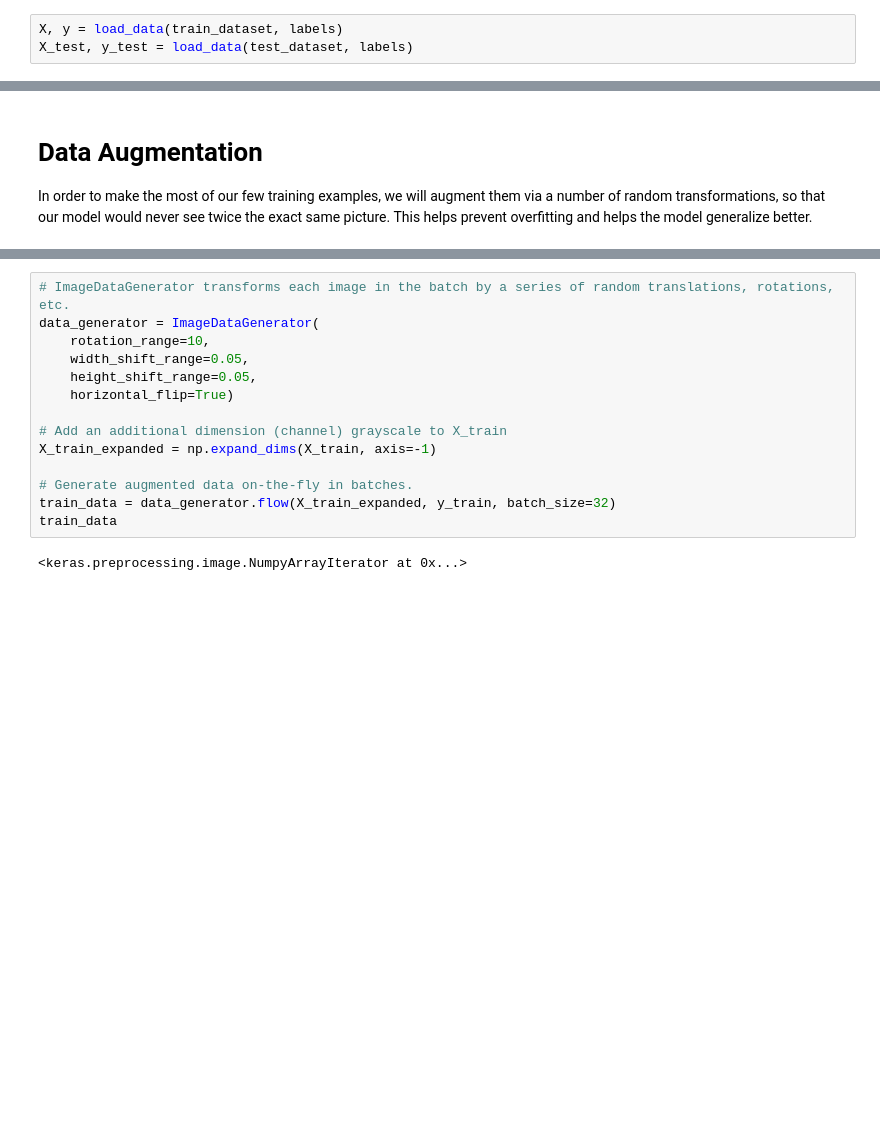
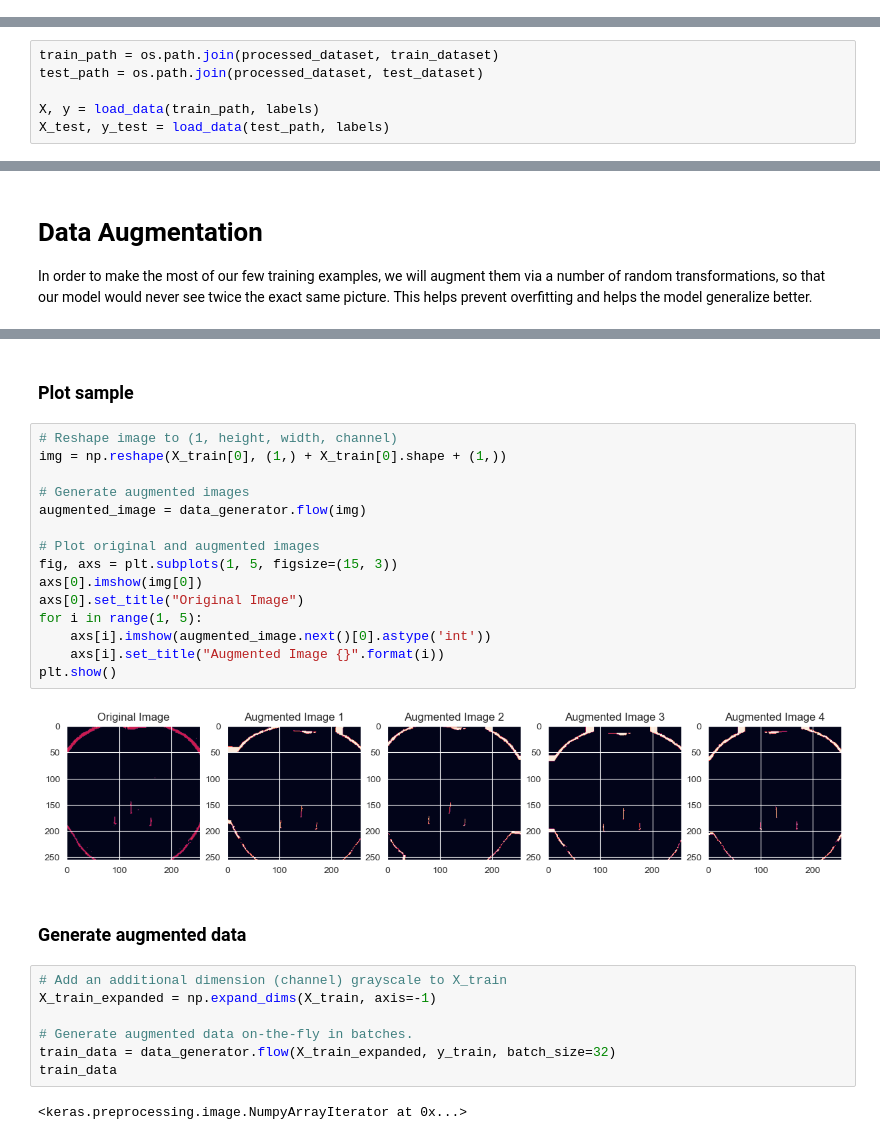
Before and after one commit to MYTHILI05896/brain-tumor-mri-classifier, a Jupyter notebook: BrainTumor.ipynb, the cells around one changed output, grey strips where cells are left out. Drawn from its saved outputs; the diff is of its cells as text; blank space fills up the shorter version.

```diff
--- a/BrainTumor.ipynb
+++ b/BrainTumor.ipynb
@@ -224,5 +212,2 @@ def load_data(dataset_path, labels):
 # %% [markdown]
 ### Load datasets
-# %%
-X, y = load_data(train_dataset, labels)
-X_test, y_test = load_data(test_dataset, labels)
@@ -229,3 +239,9 @@ X_test, y_test = load_data(test_dataset, labels)
+# %%
+train_path = os.path.join(processed_dataset, train_dataset)
+test_path = os.path.join(processed_dataset, test_dataset)
+
+X, y = load_data(train_path, labels)
+X_test, y_test = load_data(test_path, labels)
 # %%
 print(f'Number of examples is: {len(X)}')
 print(f'X shape is: {X.shape}')
@@ -269,11 +294,25 @@ In order to make the most of our few training examples, we will augment them via
+# %% [markdown]
+### Plot sample
+# %%
+# Reshape image to (1, height, width, channel)
+img = np.reshape(X_train[0], (1,) + X_train[0].shape + (1,))
+
+# Generate augmented images
+augmented_image = data_generator.flow(img)
+
+# Plot original and augmented images
+fig, axs = plt.subplots(1, 5, figsize=(15, 3))
+axs[0].imshow(img[0])
+axs[0].set_title("Original Image")
+for i in range(1, 5):
+    axs[i].imshow(augmented_image.next()[0].astype('int'))
+    axs[i].set_title("Augmented Image {}".format(i))
+plt.show()
+# %% [output]
+[figure, added]
+# %% [markdown]
+### Generate augmented data
 # %%
-# ImageDataGenerator transforms each image in the batch by a series of random translations, rotations, etc.
-data_generator = ImageDataGenerator(
-    rotation_range=10,
-    width_shift_range=0.05,
-    height_shift_range=0.05,
-    horizontal_flip=True)
-
 # Add an additional dimension (channel) grayscale to X_train
 X_train_expanded = np.expand_dims(X_train, axis=-1)
 
```
Also changed, not shown: parts of 28 cells of this notebook, 3 other files.
